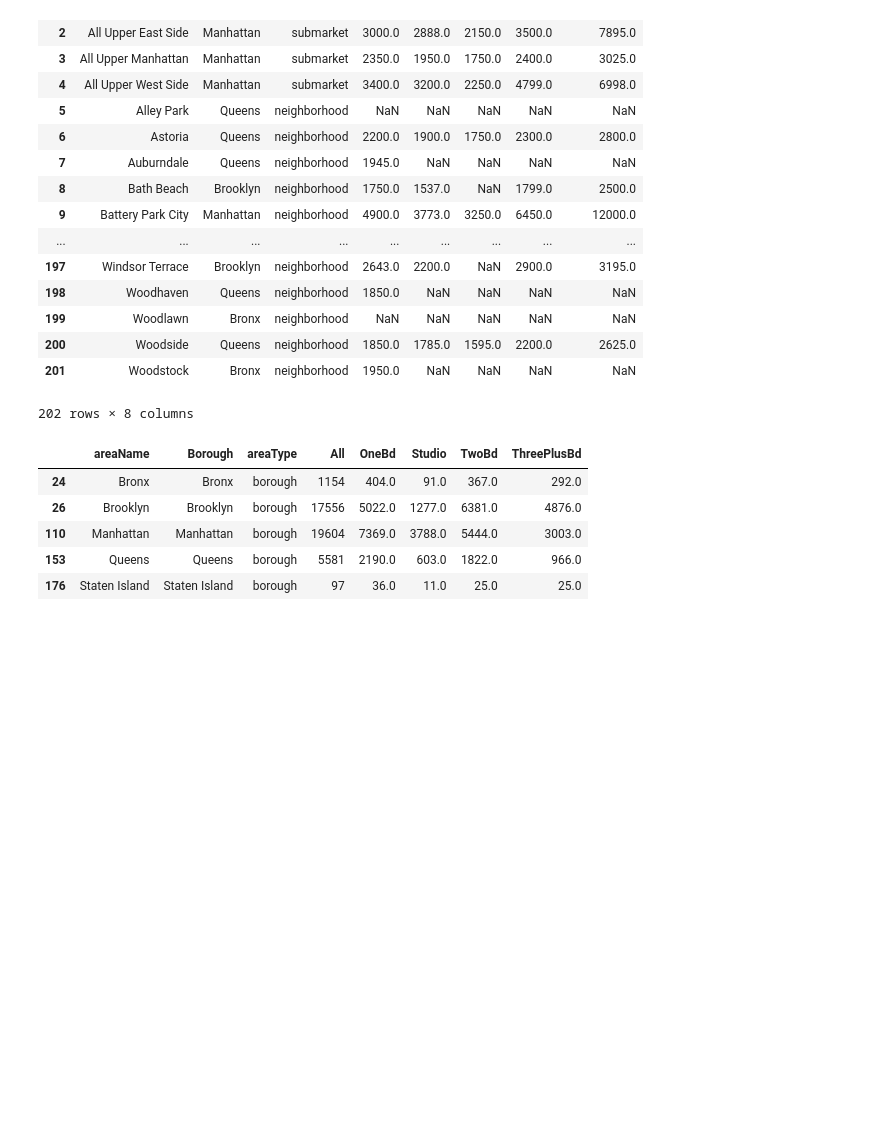
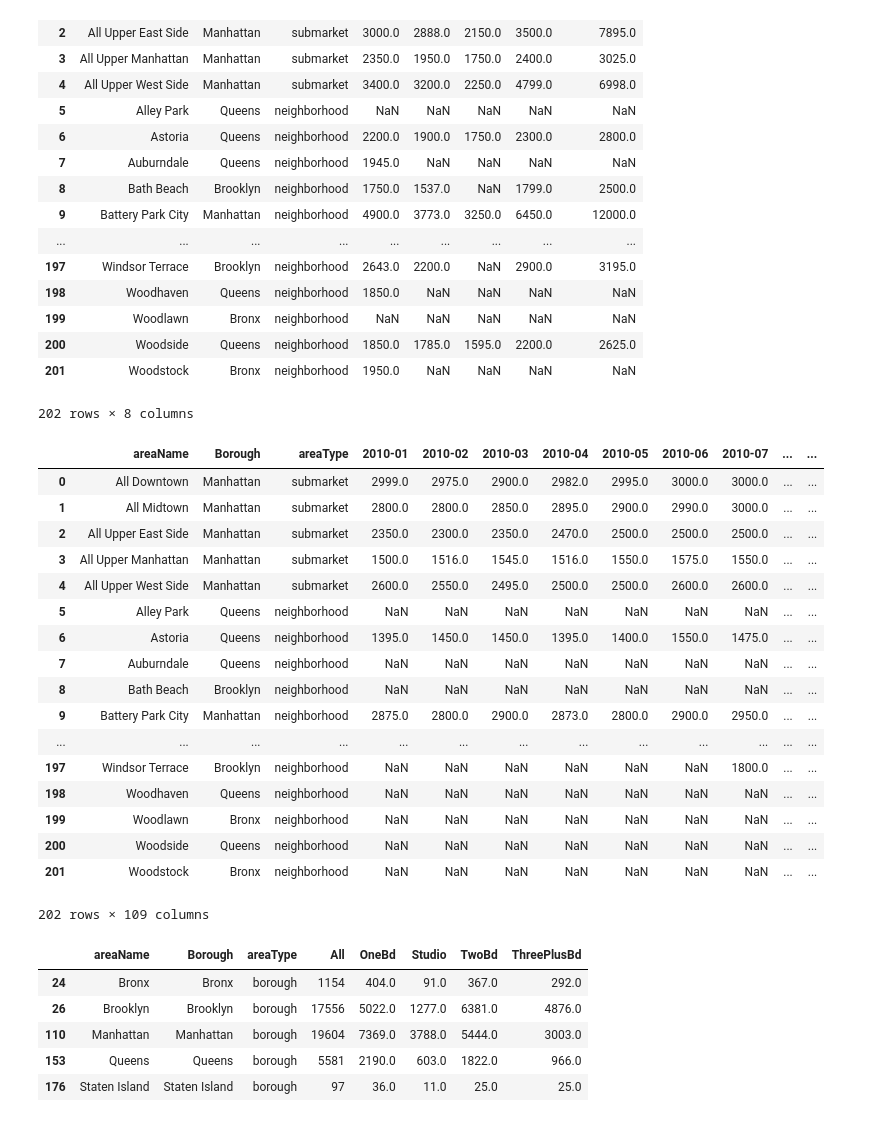
Before and after one commit to wuzheyu/airnalysis, a Jupyter notebook: analysis/host_datacleaning.ipynb, the cells around one changed output. Saved outputs shown, nothing was run; the diff lists cells and outputs as text; code cells hidden in the pictures; blank space fills up the shorter version.

```diff
--- a/analysis/host_datacleaning.ipynb
+++ b/analysis/host_datacleaning.ipynb
@@ -74,6 +74,29 @@ price
 | 200 | Woodside | Queens | neighborhood | 1850.0 | 1785.0 | 1595.0 | 2200.0 | 2625.0 |
 | 201 | Woodstock | Bronx | neighborhood | 1950.0 | NaN | NaN | NaN | NaN |
 202 rows × 8 columns
+# %%
+OneBd = pd.read_csv("rentals/OneBd/medianAskingRent_OneBd.csv")
+
+OneBd
+# %% [output]
+|  | areaName | Borough | areaType | 2010-01 | 2010-02 | 2010-03 | 2010-04 | 2010-05 | 2010-06 | 2010-07 | ... | ... |
+| 0 | All Downtown | Manhattan | submarket | 2999.0 | 2975.0 | 2900.0 | 2982.0 | 2995.0 | 3000.0 | 3000.0 | ... | ... |
+| 1 | All Midtown | Manhattan | submarket | 2800.0 | 2800.0 | 2850.0 | 2895.0 | 2900.0 | 2990.0 | 3000.0 | ... | ... |
+| 2 | All Upper East Side | Manhattan | submarket | 2350.0 | 2300.0 | 2350.0 | 2470.0 | 2500.0 | 2500.0 | 2500.0 | ... | ... |
+| 3 | All Upper Manhattan | Manhattan | submarket | 1500.0 | 1516.0 | 1545.0 | 1516.0 | 1550.0 | 1575.0 | 1550.0 | ... | ... |
+| 4 | All Upper West Side | Manhattan | submarket | 2600.0 | 2550.0 | 2495.0 | 2500.0 | 2500.0 | 2600.0 | 2600.0 | ... | ... |
+| 5 | Alley Park | Queens | neighborhood | NaN | NaN | NaN | NaN | NaN | NaN | NaN | ... | ... |
+| 6 | Astoria | Queens | neighborhood | 1395.0 | 1450.0 | 1450.0 | 1395.0 | 1400.0 | 1550.0 | 1475.0 | ... | ... |
+| 7 | Auburndale | Queens | neighborhood | NaN | NaN | NaN | NaN | NaN | NaN | NaN | ... | ... |
+| 8 | Bath Beach | Brooklyn | neighborhood | NaN | NaN | NaN | NaN | NaN | NaN | NaN | ... | ... |
+| 9 | Battery Park City | Manhattan | neighborhood | 2875.0 | 2800.0 | 2900.0 | 2873.0 | 2800.0 | 2900.0 | 2950.0 | ... | ... |
+| ... | ... | ... | ... | ... | ... | ... | ... | ... | ... | ... | ... | ... |
+| 197 | Windsor Terrace | Brooklyn | neighborhood | NaN | NaN | NaN | NaN | NaN | NaN | 1800.0 | ... | ... |
+| 198 | Woodhaven | Queens | neighborhood | NaN | NaN | NaN | NaN | NaN | NaN | NaN | ... | ... |
+| 199 | Woodlawn | Bronx | neighborhood | NaN | NaN | NaN | NaN | NaN | NaN | NaN | ... | ... |
+| 200 | Woodside | Queens | neighborhood | NaN | NaN | NaN | NaN | NaN | NaN | NaN | ... | ... |
+| 201 | Woodstock | Bronx | neighborhood | NaN | NaN | NaN | NaN | NaN | NaN | NaN | ... | ... |
+202 rows × 109 columns
 # %%
 inventory = inventory[inventory['areaType']=='borough']
 inventory
```
Also changed, not shown: parts of 4 cells of this notebook, 1 other file.
